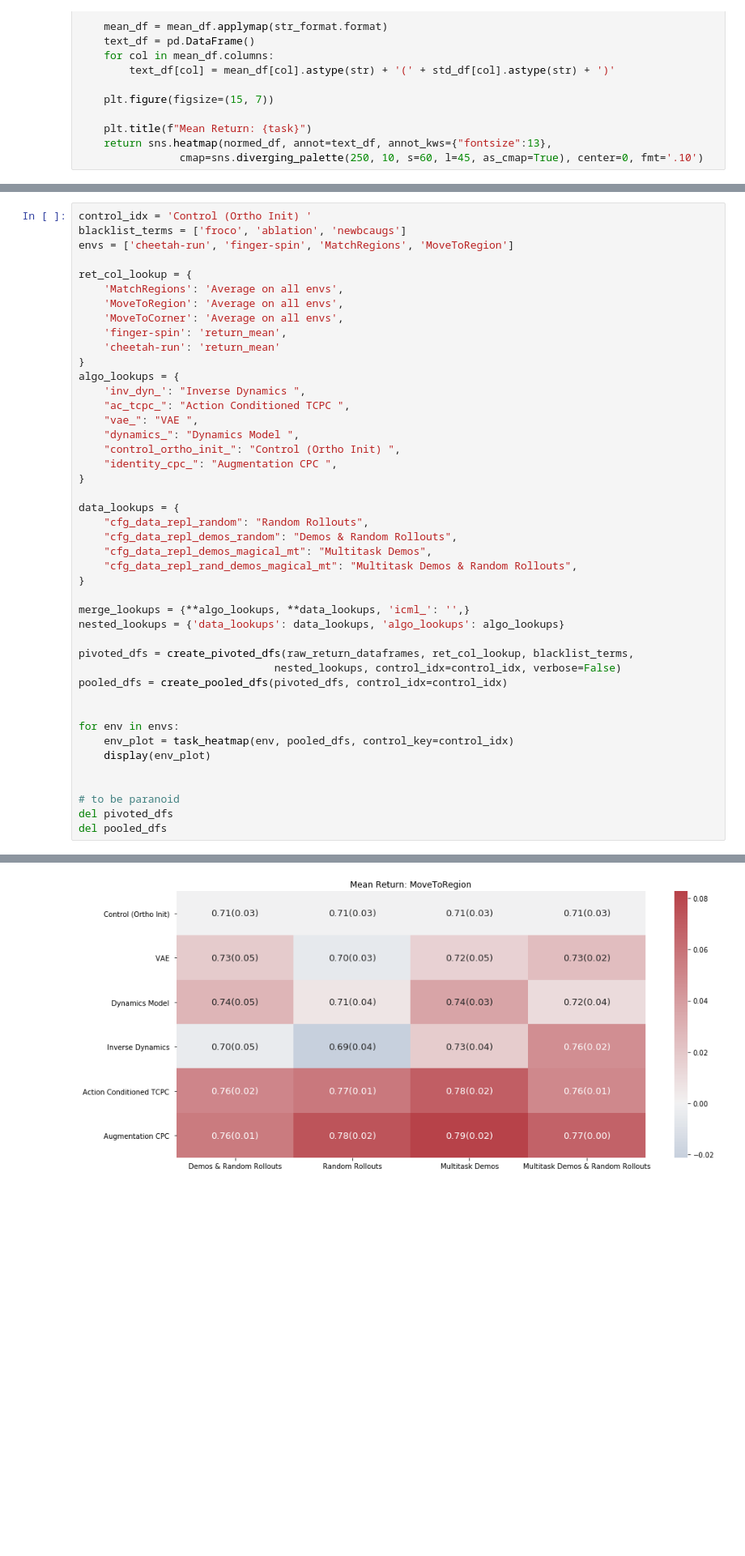
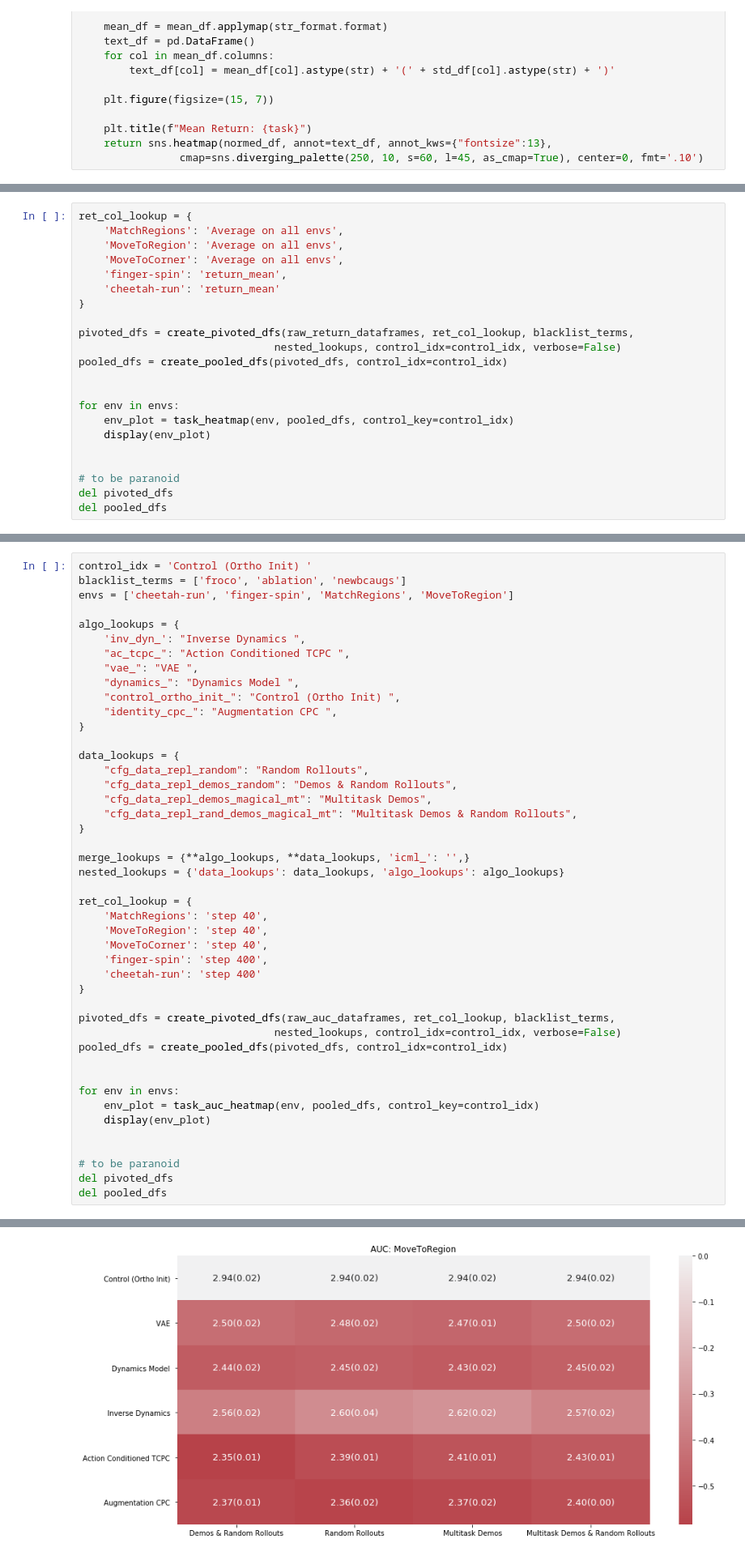
Before and after one commit to HumanCompatibleAI/eirli, a Jupyter notebook: analysis/plot.ipynb, the cells around one changed output, grey strips where cells are left out. Shown at 81% size. Saved outputs shown, nothing was run; the diff lists cells and outputs as text; blank space fills up the shorter version.

Commit message:
Configurable plots

```diff
--- a/analysis/plot.ipynb
+++ b/analysis/plot.ipynb
@@ -811,0 +868,22 @@ def task_return_heatmap(task, df_dict, control_key):
+# %%
+ret_col_lookup = {
+    'MatchRegions': 'Average on all envs',
+    'MoveToRegion': 'Average on all envs',
+    'MoveToCorner': 'Average on all envs',
+    'finger-spin': 'return_mean',
+    'cheetah-run': 'return_mean'
+}
+
+pivoted_dfs = create_pivoted_dfs(raw_return_dataframes, ret_col_lookup, blacklist_terms,
+                               nested_lookups, control_idx=control_idx, verbose=False)
+pooled_dfs = create_pooled_dfs(pivoted_dfs, control_idx=control_idx)
+
+
+for env in envs:
+    env_plot = task_heatmap(env, pooled_dfs, control_key=control_idx)
+    display(env_plot)
+
+
+# to be paranoid
+del pivoted_dfs
+del pooled_dfs
@@ -814,13 +903,6 @@ control_idx = 'Control (Ortho Init) '
 blacklist_terms = ['froco', 'ablation', 'newbcaugs']
 envs = ['cheetah-run', 'finger-spin', 'MatchRegions', 'MoveToRegion']
 
-ret_col_lookup = {
-    'MatchRegions': 'Average on all envs',
-    'MoveToRegion': 'Average on all envs',
-    'MoveToCorner': 'Average on all envs',
-    'finger-spin': 'return_mean',
-    'cheetah-run': 'return_mean'
-}
 algo_lookups = {
     'inv_dyn_': "Inverse Dynamics ",
     "ac_tcpc_": "Action Conditioned TCPC ",
@@ -840,13 +922,21 @@ data_lookups = {
 merge_lookups = {**algo_lookups, **data_lookups, 'icml_': '',}
 nested_lookups = {'data_lookups': data_lookups, 'algo_lookups': algo_lookups}
 
-pivoted_dfs = create_pivoted_dfs(raw_return_dataframes, ret_col_lookup, blacklist_terms,
+ret_col_lookup = {
+    'MatchRegions': 'step 40',
+    'MoveToRegion': 'step 40',
+    'MoveToCorner': 'step 40',
+    'finger-spin': 'step 400',
+    'cheetah-run': 'step 400'
+}
+
+pivoted_dfs = create_pivoted_dfs(raw_auc_dataframes, ret_col_lookup, blacklist_terms,
                                nested_lookups, control_idx=control_idx, verbose=False)
 pooled_dfs = create_pooled_dfs(pivoted_dfs, control_idx=control_idx)
 
 
 for env in envs:
-    env_plot = task_heatmap(env, pooled_dfs, control_key=control_idx)
+    env_plot = task_auc_heatmap(env, pooled_dfs, control_key=control_idx)
     display(env_plot)
 
 
@@ -864 +954 @@ del pooled_dfs
-[figure, old version]
+[figure, new version]
```
Also changed, not shown: parts of 18 cells of this notebook.
